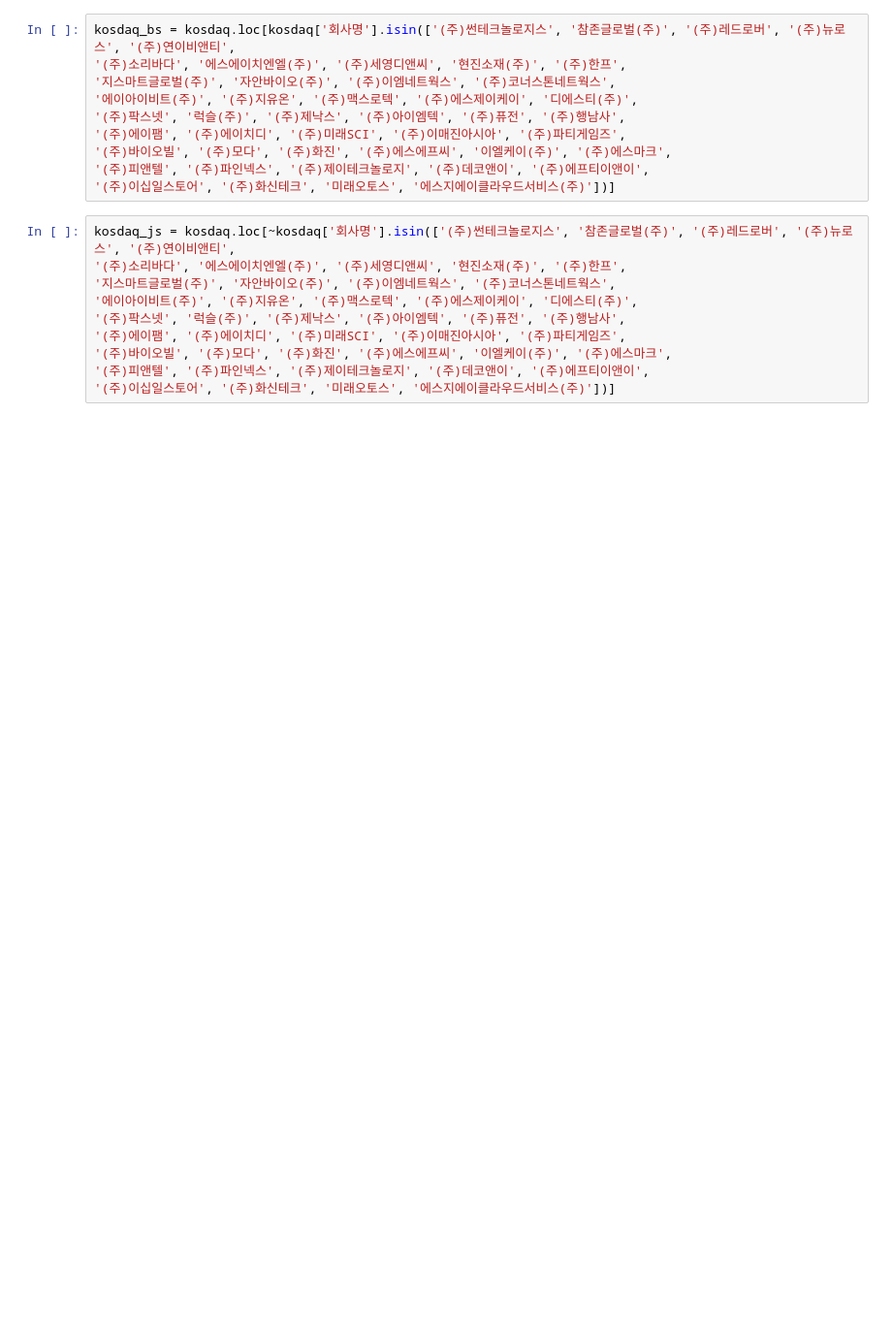
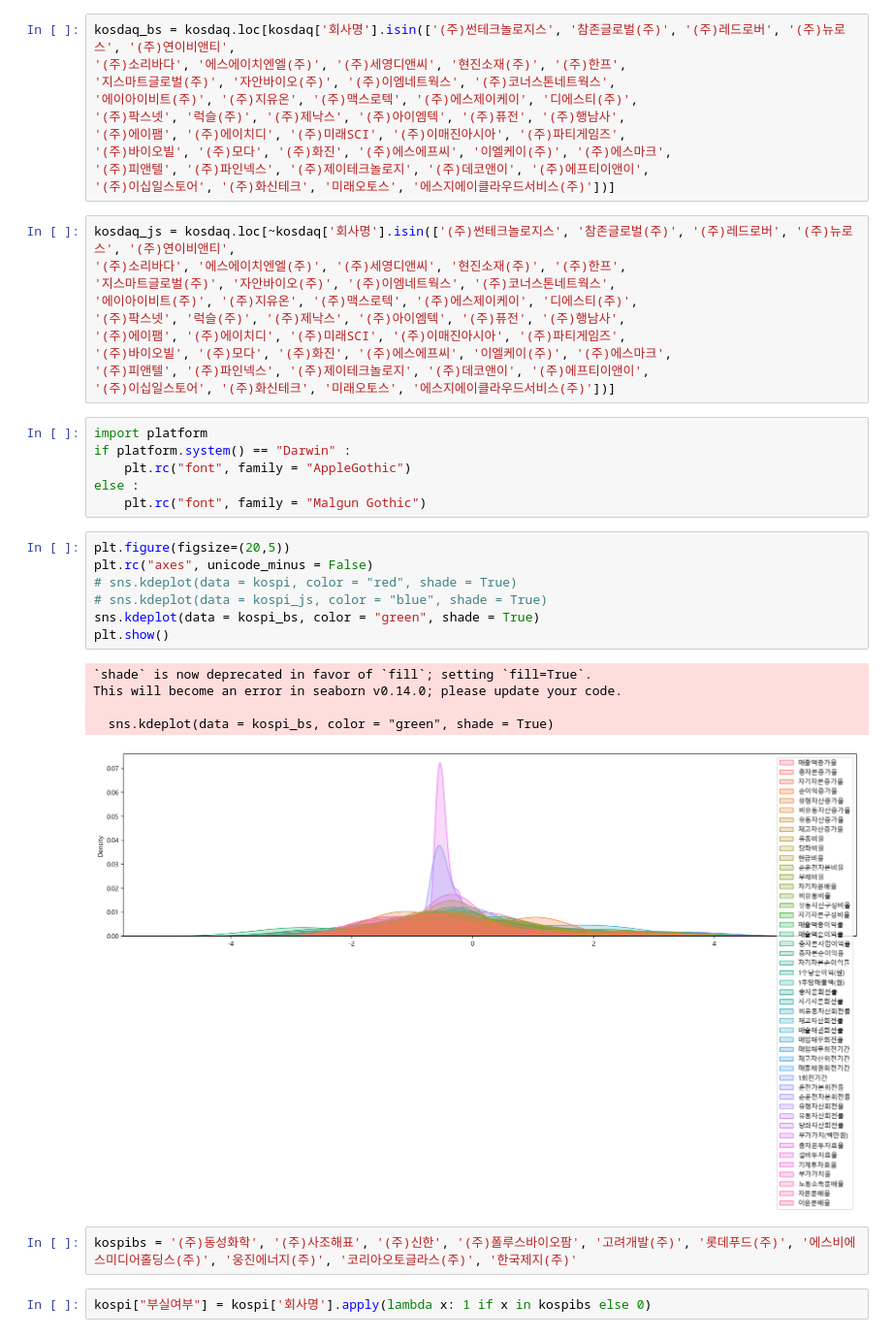
Before and after one commit to BDooHyun/ubion_python_class_01, a Jupyter notebook: 공모전/01_데이터.ipynb, the cells around one changed output. Shown at 97% size. Cells and saved outputs as stored; diff of their text form; blank space fills up the shorter version.

```diff
--- a/공모전/01_데이터.ipynb
+++ b/공모전/01_데이터.ipynb
@@ -469,3 +437,26 @@ kosdaq_js = kosdaq.loc[~kosdaq['회사명'].isin(['(주)썬테크놀로지스',
 '(주)바이오빌', '(주)모다', '(주)화진', '(주)에스에프씨', '이엘케이(주)', '(주)에스마크',
 '(주)피앤텔', '(주)파인넥스', '(주)제이테크놀로지', '(주)데코앤이', '(주)에프티이앤이',
 '(주)이십일스토어', '(주)화신테크', '미래오토스', '에스지에이클라우드서비스(주)'])]
+# %%
+import platform
+if platform.system() == "Darwin" :
+    plt.rc("font", family = "AppleGothic")
+else :
+    plt.rc("font", family = "Malgun Gothic")
+# %%
+plt.figure(figsize=(20,5))
+plt.rc("axes", unicode_minus = False)
+# sns.kdeplot(data = kospi, color = "red", shade = True)
+# sns.kdeplot(data = kospi_js, color = "blue", shade = True)
+sns.kdeplot(data = kospi_bs, color = "green", shade = True)
+plt.show()
+# %% [output]
+`shade` is now deprecated in favor of `fill`; setting `fill=True`.
+This will become an error in seaborn v0.14.0; please update your code.
+
+  sns.kdeplot(data = kospi_bs, color = "green", shade = True)
+[figure, added]
+# %%
+kospibs = '(주)동성화학', '(주)사조해표', '(주)신한', '(주)폴루스바이오팜', '고려개발(주)', '롯데푸드(주)', '에스비에스미디어홀딩스(주)', '웅진에너지(주)', '코리아오토글라스(주)', '한국제지(주)'
+# %%
+kospi["부실여부"] = kospi['회사명'].apply(lambda x: 1 if x in kospibs else 0)
```
Also changed, not shown: parts of 18 cells of this notebook, 1 other file.
